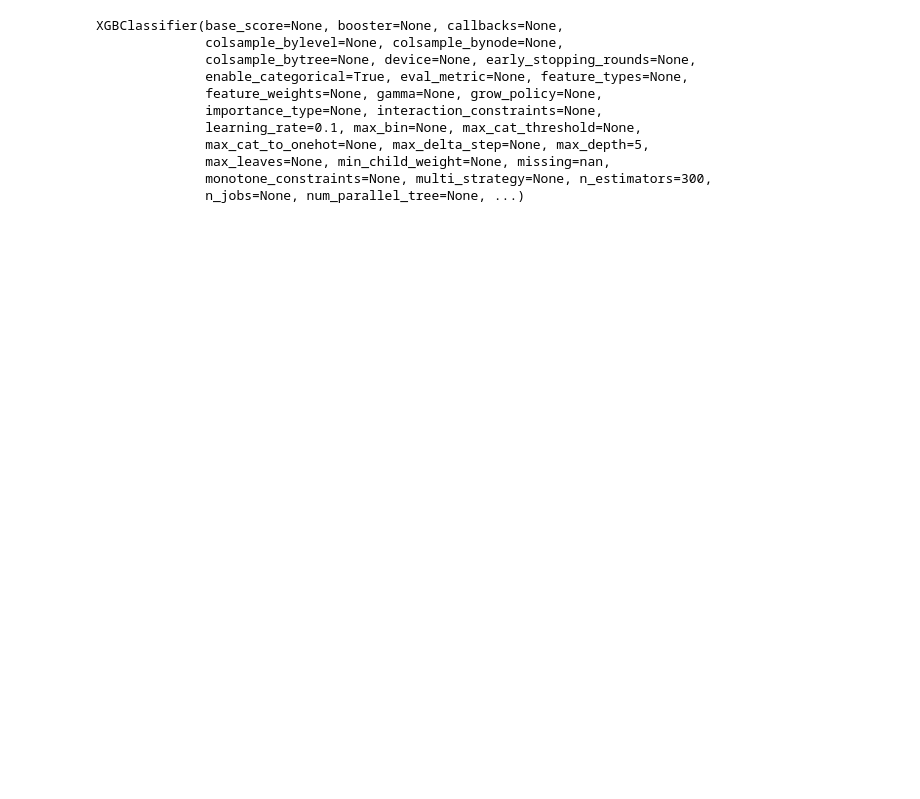
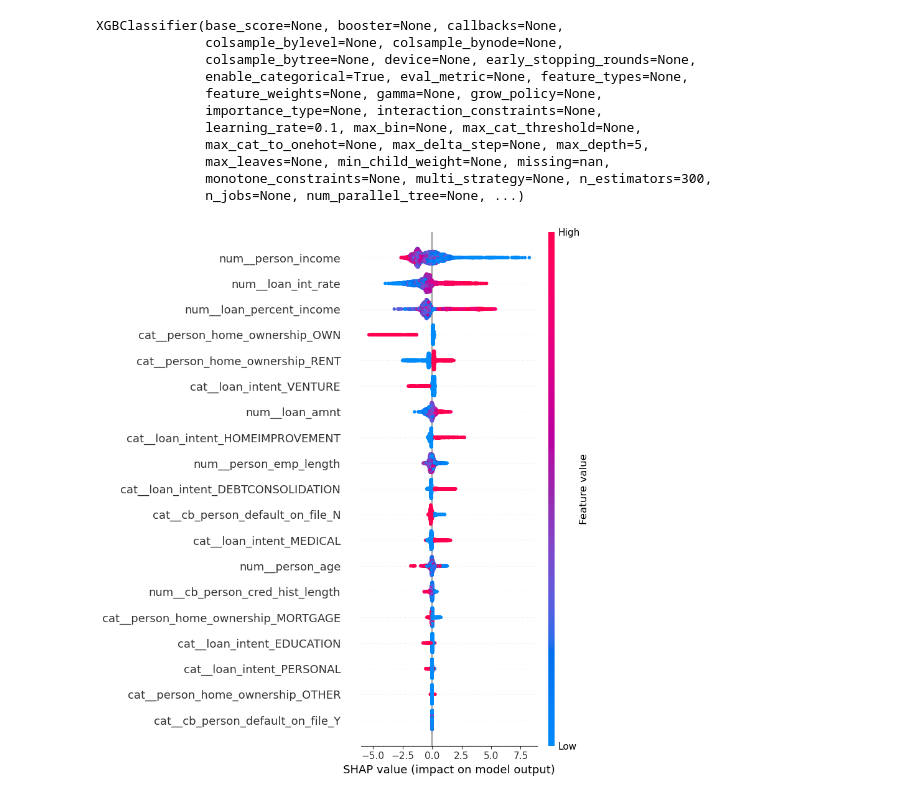
Before and after one commit to Maanit5117/Credit-Risk-Analyzer, a Jupyter notebook: Credit_Risk.ipynb, the cells around one changed output. Saved outputs shown, nothing was run; the diff lists cells and outputs as text; code cells hidden in the pictures; blank space fills up the shorter version.

```diff
--- a/Credit_Risk.ipynb
+++ b/Credit_Risk.ipynb
@@ -477,3 +478,9 @@ feature_names = xg_model.named_steps['Preprocessor'].get_feature_names_out()
 X_test_df = pd.DataFrame(X_test_transformed, columns=feature_names)
 # %%
 explainer = shap.TreeExplainer(xgb_classifier)
+# %%
+shap_values = explainer.shap_values(X_test_df)
+# %%
+shap.summary_plot(shap_values,X_test_df)
+# %% [output]
+[figure, added]
```
Also changed, not shown: parts of 11 cells of this notebook, 11 other files.
